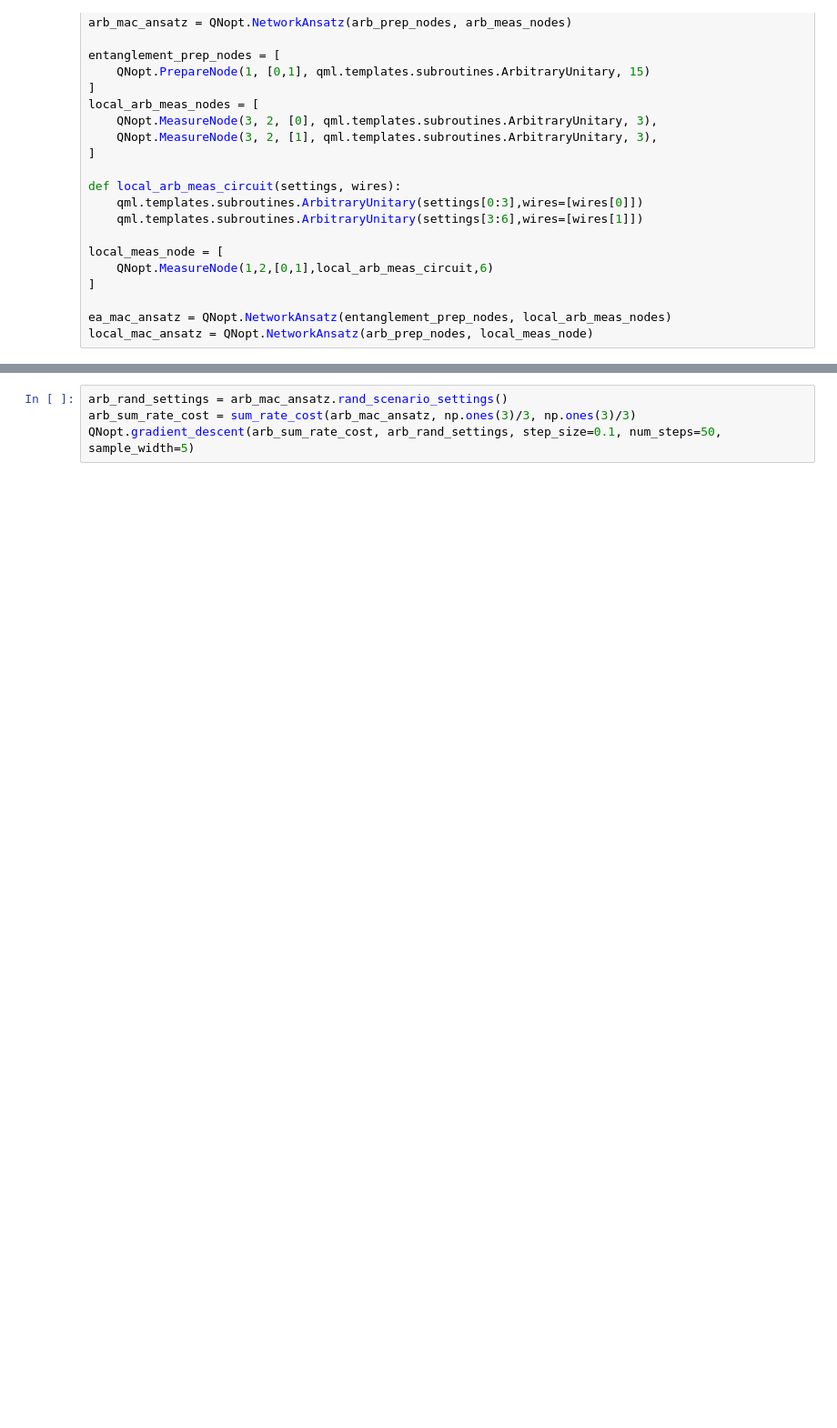
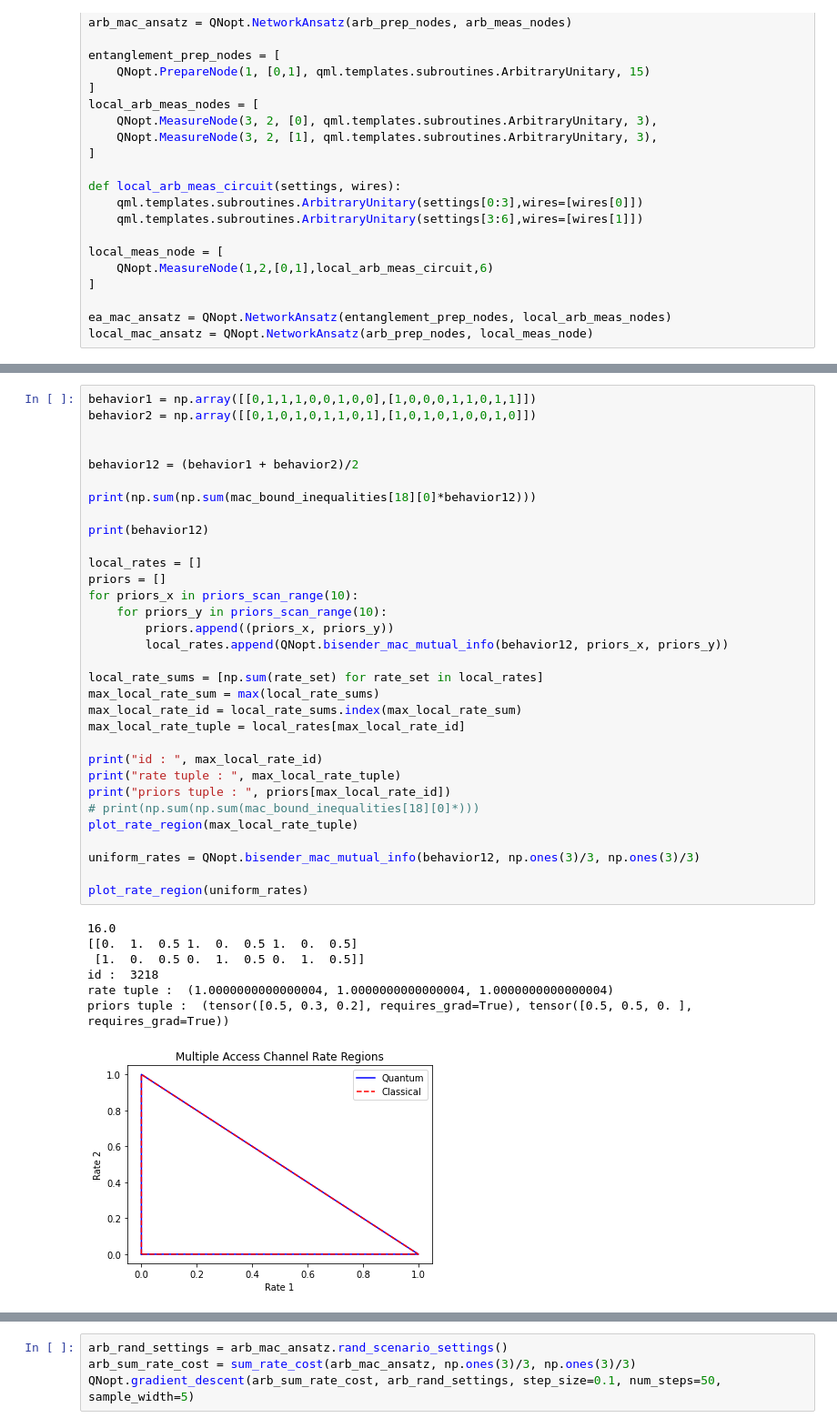
Before and after one commit to ChitambarLab/qNetVO, a Jupyter notebook: notebook/mac_optimizations/bisender_quantum_nonlocality_and_capacity.ipynb, the cells around one changed output, grey strips where cells are left out. Shown at 91% size. Cells and saved outputs as stored; diff of their text form; blank space fills up the shorter version.

```diff
--- a/notebook/mac_optimizations/bisender_quantum_nonlocality_and_capacity.ipynb
+++ b/notebook/mac_optimizations/bisender_quantum_nonlocality_and_capacity.ipynb
@@ -128,0 +182,40 @@ priors tuple :  (tensor([0.2, 0.4, 0.4], requires_grad=True), tensor([0. , 0.4,
+# %%
+behavior1 = np.array([[0,1,1,1,0,0,1,0,0],[1,0,0,0,1,1,0,1,1]])
+behavior2 = np.array([[0,1,0,1,0,1,1,0,1],[1,0,1,0,1,0,0,1,0]])
+
+
+behavior12 = (behavior1 + behavior2)/2
+
+print(np.sum(np.sum(mac_bound_inequalities[18][0]*behavior12)))
+
+print(behavior12)
+
+local_rates = []
+priors = []
+for priors_x in priors_scan_range(10):
+    for priors_y in priors_scan_range(10):
+        priors.append((priors_x, priors_y))
+        local_rates.append(QNopt.bisender_mac_mutual_info(behavior12, priors_x, priors_y))
+
+local_rate_sums = [np.sum(rate_set) for rate_set in local_rates]
+max_local_rate_sum = max(local_rate_sums)
+max_local_rate_id = local_rate_sums.index(max_local_rate_sum)
+max_local_rate_tuple = local_rates[max_local_rate_id]
+
+print("id : ", max_local_rate_id)
+print("rate tuple : ", max_local_rate_tuple)
+print("priors tuple : ", priors[max_local_rate_id])
+# print(np.sum(np.sum(mac_bound_inequalities[18][0]*)))
+plot_rate_region(max_local_rate_tuple)
+
+uniform_rates = QNopt.bisender_mac_mutual_info(behavior12, np.ones(3)/3, np.ones(3)/3)
+
+plot_rate_region(uniform_rates)
+# %% [output]
+16.0
+[[0.  1.  0.5 1.  0.  0.5 1.  0.  0.5]
+ [1.  0.  0.5 0.  1.  0.5 0.  1.  0.5]]
+id :  3218
+rate tuple :  (1.0000000000000004, 1.0000000000000004, 1.0000000000000004)
+priors tuple :  (tensor([0.5, 0.3, 0.2], requires_grad=True), tensor([0.5, 0.5, 0. ], requires_grad=True))
+[figure, added]
```
Also changed, not shown: parts of 10 cells of this notebook, 2 other files.
